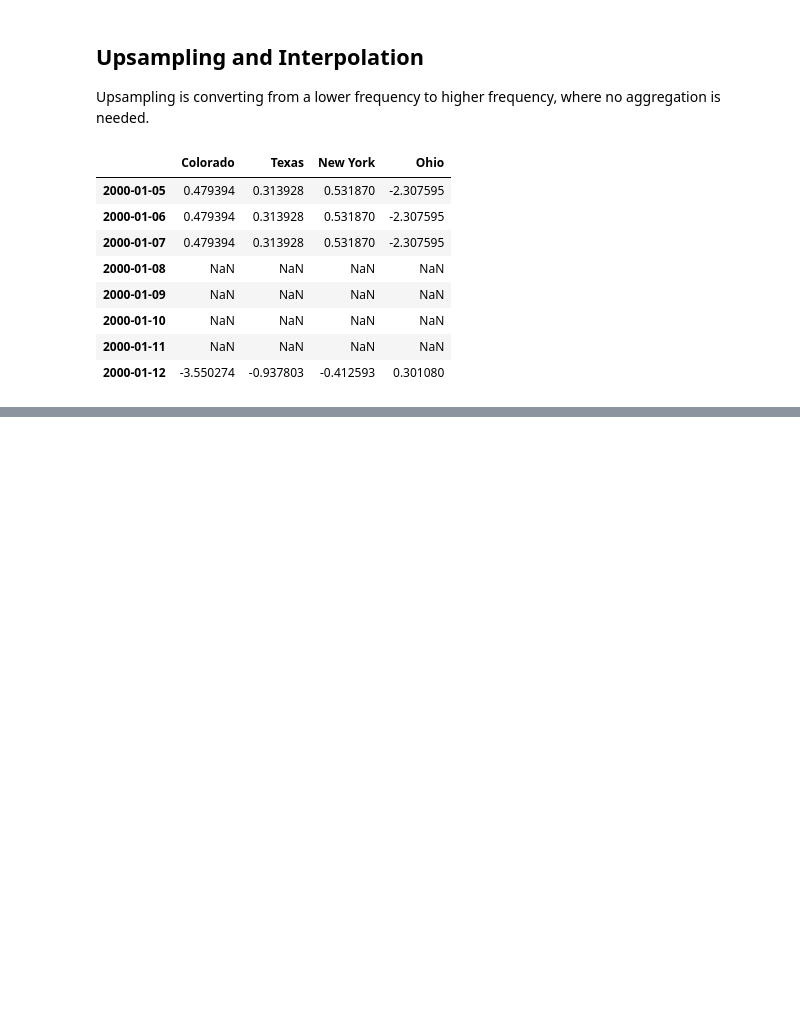
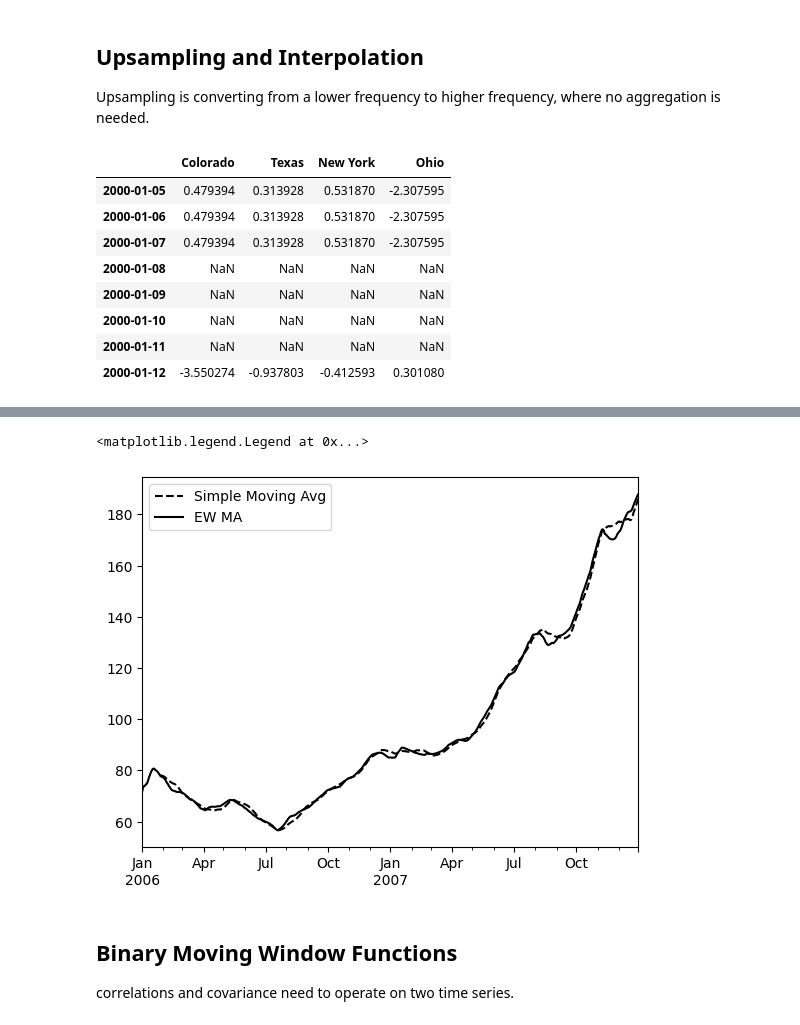
Before and after one commit to zqTheDesigner/rading_python-for-data-analysis, a Jupyter notebook: ch-11_Time-Series.ipynb, the cells around one changed output, grey strips where cells are left out. Saved outputs shown, nothing was run; the diff lists cells and outputs as text; code cells hidden in the pictures; blank space fills up the shorter version.

```diff
--- a/ch-11_Time-Series.ipynb
+++ b/ch-11_Time-Series.ipynb
@@ -602,0 +735,21 @@ df_daily
+# %%
+appl_px = close_px["AAPL"]["2006":"2007"]
+
+ma30 = appl_px.rolling(30, min_periods=20).mean()
+
+ewma30 = appl_px.ewm(span=30).mean()
+
+appl_px.plot(style='k-', label="Price")
+
+ma30.plot(style='k--', label="Simple Moving Avg")
+
+ewma30.plot(style='k-', label="EW MA")
+
+plt.legend()
+# %% [output]
+<matplotlib.legend.Legend at 0x...>
+[figure, added]
+# %% [markdown]
+## Binary Moving Window Functions
+
+correlations and covariance need to operate on two time series.
```
Also changed, not shown: parts of 31 cells of this notebook, 1 other file.
